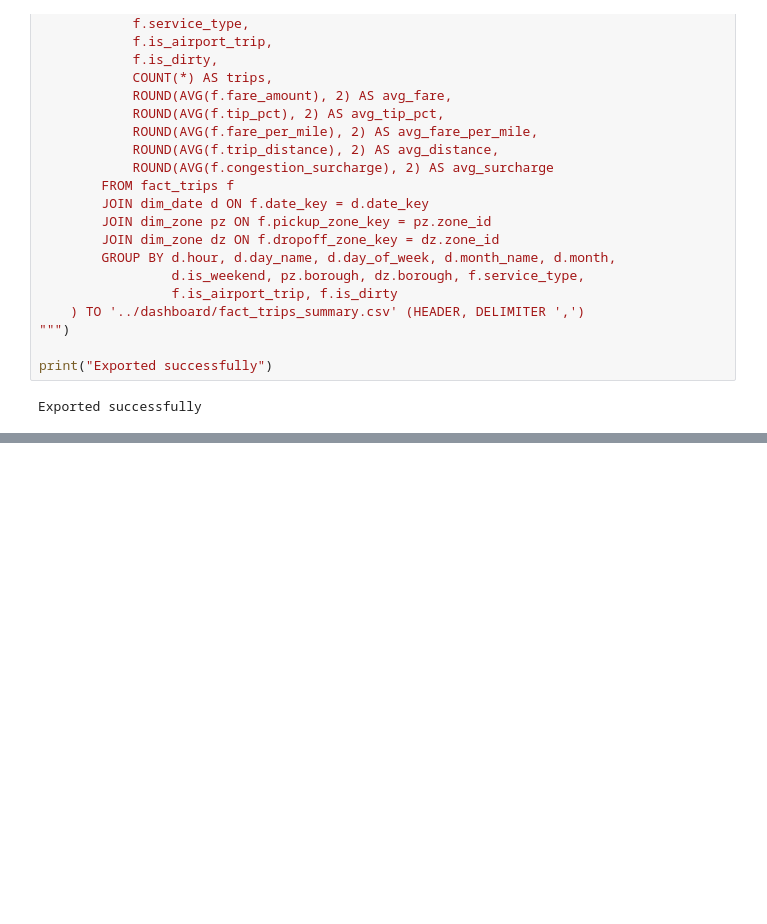
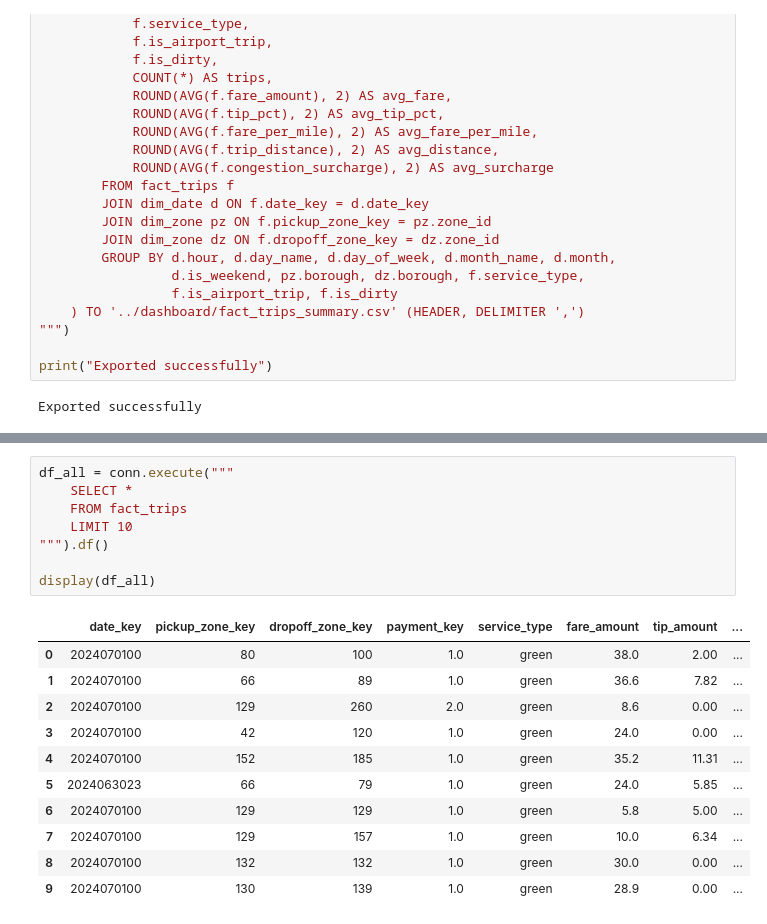
Before and after one commit to 1JasmandeepSingh3/nyc-taxi-pipeline, a Jupyter notebook: analysis/Duckdb_pipeline.ipynb, the cells around one changed output, grey strips where cells are left out. Drawn from its saved outputs; the diff is of its cells as text; blank space fills up the shorter version.

```diff
--- a/analysis/Duckdb_pipeline.ipynb
+++ b/analysis/Duckdb_pipeline.ipynb
@@ -796,0 +816,20 @@ Exported successfully
+# %%
+df_all = conn.execute("""
+    SELECT *
+    FROM fact_trips
+    LIMIT 10
+""").df()
+
+display(df_all)
+# %% [output]
+|  | date_key | pickup_zone_key | dropoff_zone_key | payment_key | service_type | fare_amount | tip_amount | ... |
+| 0 | 2024070100 | 80 | 100 | 1.0 | green | 38.0 | 2.00 | ... |
+| 1 | 2024070100 | 66 | 89 | 1.0 | green | 36.6 | 7.82 | ... |
+| 2 | 2024070100 | 129 | 260 | 2.0 | green | 8.6 | 0.00 | ... |
+| 3 | 2024070100 | 42 | 120 | 1.0 | green | 24.0 | 0.00 | ... |
+| 4 | 2024070100 | 152 | 185 | 1.0 | green | 35.2 | 11.31 | ... |
+| 5 | 2024063023 | 66 | 79 | 1.0 | green | 24.0 | 5.85 | ... |
+| 6 | 2024070100 | 129 | 129 | 1.0 | green | 5.8 | 5.00 | ... |
+| 7 | 2024070100 | 129 | 157 | 1.0 | green | 10.0 | 6.34 | ... |
+| 8 | 2024070100 | 132 | 132 | 1.0 | green | 30.0 | 0.00 | ... |
+| 9 | 2024070100 | 130 | 139 | 1.0 | green | 28.9 | 0.00 | ... |
```
Also changed, not shown: parts of 14 cells of this notebook, 7 other files.
